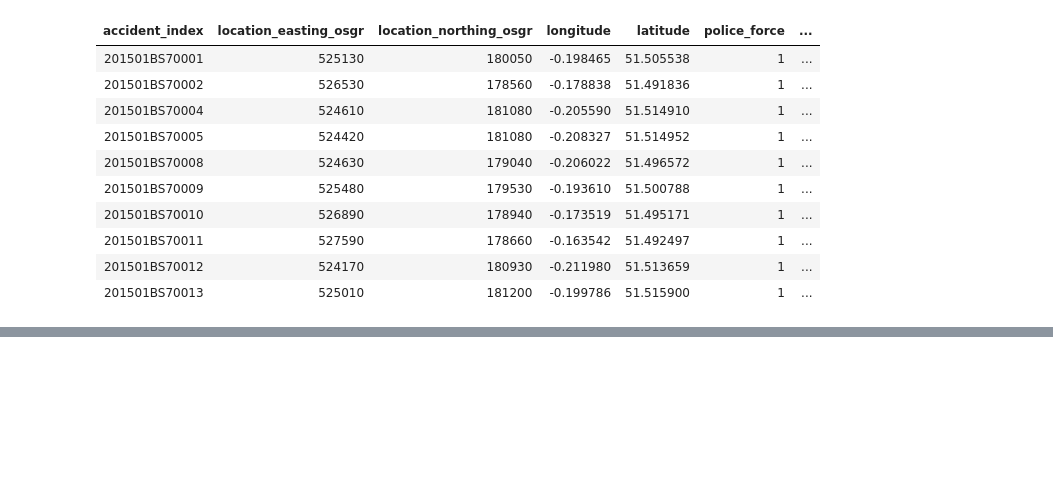
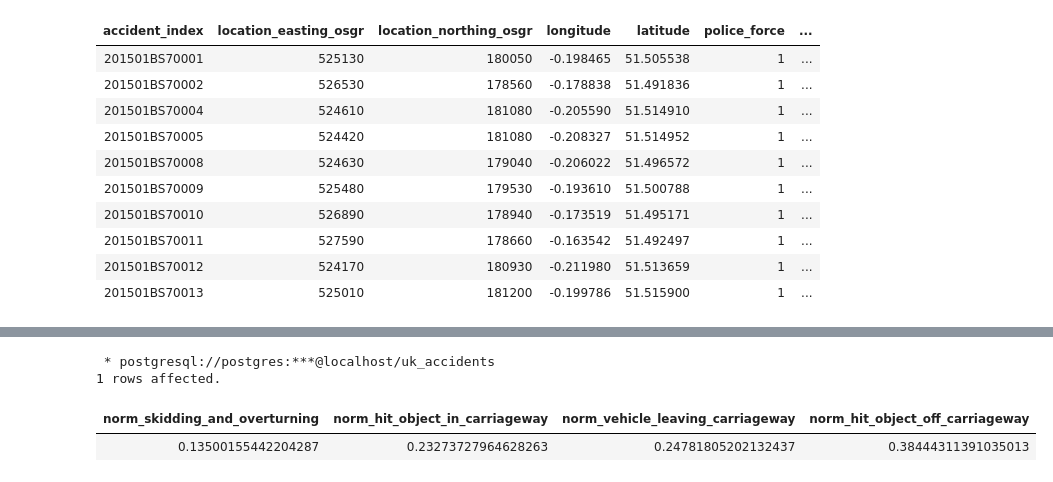
Before and after one commit to ngseann/uk_accidents, a Jupyter notebook: uk_accidents_nb.ipynb, the cells around one changed output, grey strips where cells are left out. Cells and saved outputs as stored; diff of their text form; code cells hidden in the pictures; blank space fills up the shorter version.

```diff
--- a/uk_accidents_nb.ipynb
+++ b/uk_accidents_nb.ipynb
@@ -40,0 +157,20 @@ engine = create_engine('postgresql://postgres:HClkt35D$sk61@localhost/uk_acciden
+# %%
+%%sql
+
+WITH sums AS (SELECT (SUM(skidding_and_overturning)) AS sum_skidding_and_overturning,
+SUM(hit_object_in_carriageway) AS sum_hit_object_in_carriageway,
+SUM(vehicle_leaving_carriageway) AS sum_vehicle_leaving_carriageway,
+SUM(hit_object_off_carriageway) AS sum_hit_object_off_carriageway,
+(sum(skidding_and_overturning) + sum(hit_object_in_carriageway) + sum(vehicle_leaving_carriageway) + sum(hit_object_off_carriageway)) AS total
+FROM vehicles)
+
+SELECT (CAST(sum_skidding_and_overturning AS float) / total) AS norm_skidding_and_overturning,
+(CAST(sum_hit_object_in_carriageway AS float) / total) AS norm_hit_object_in_carriageway,
+(CAST(sum_vehicle_leaving_carriageway AS float) / total) AS norm_vehicle_leaving_carriageway,
+(CAST(sum_hit_object_off_carriageway AS float) / total) AS norm_hit_object_off_carriageway
+FROM sums;
+# %% [output]
+ * postgresql://postgres:***@localhost/uk_accidents
+1 rows affected.
+| norm_skidding_and_overturning | norm_hit_object_in_carriageway | norm_vehicle_leaving_carriageway | norm_hit_object_off_carriageway |
+| 0.13500155442204287 | 0.23273727964628263 | 0.24781805202132437 | 0.38444311391035013 |
```
Also changed, not shown: parts of 18 cells of this notebook, 1 other file.
